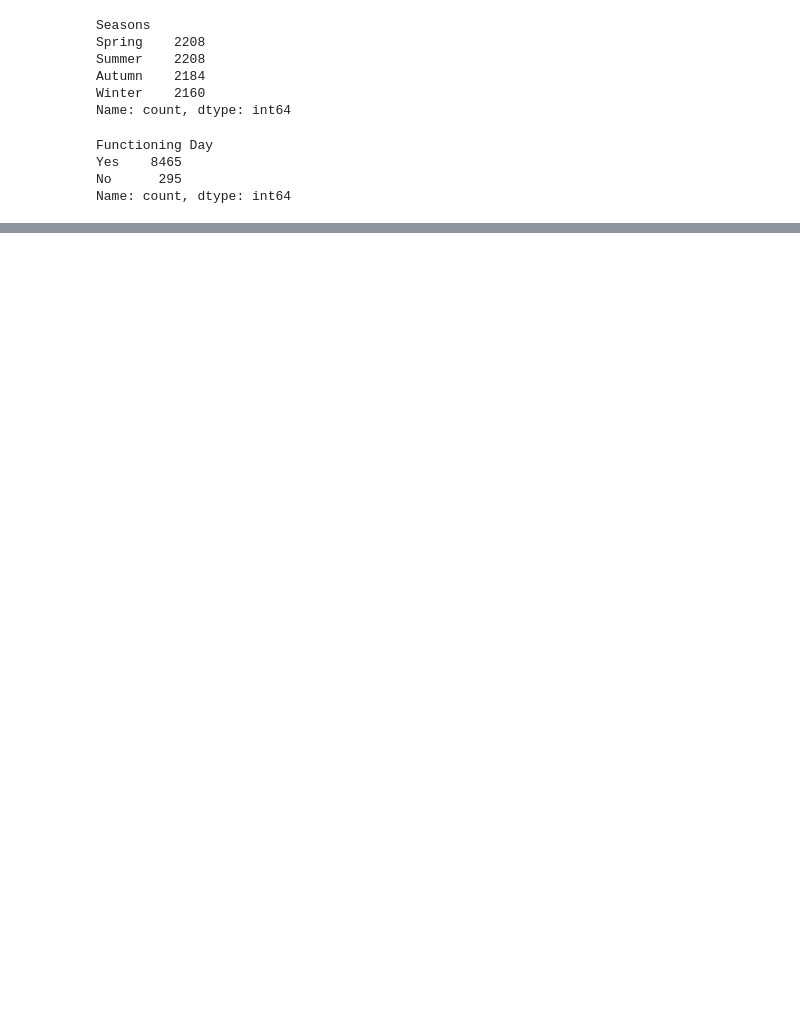
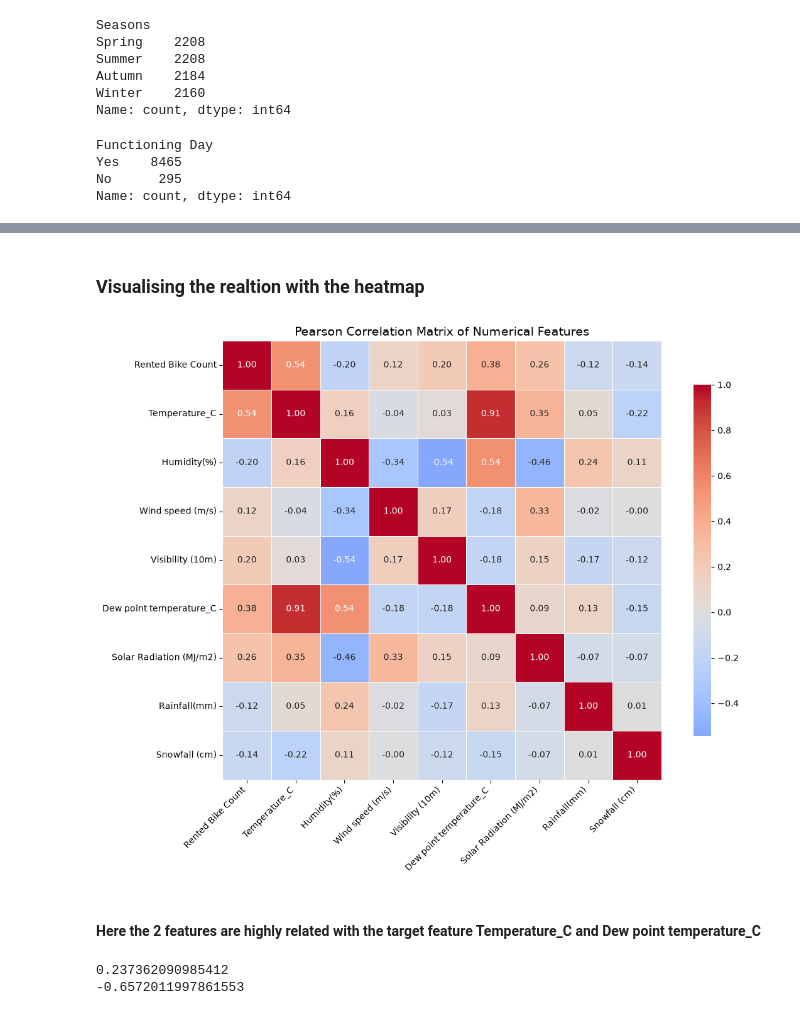
Before and after one commit to Pratham-1919/Scope-bike-rental-task_SS, a Jupyter notebook: Notebook/Day_1.ipynb, the cells around one changed output, grey strips where cells are left out. Saved outputs shown, nothing was run; the diff lists cells and outputs as text; code cells hidden in the pictures; blank space fills up the shorter version.

```diff
--- a/Notebook/Day_1.ipynb
+++ b/Notebook/Day_1.ipynb
@@ -77,0 +159,51 @@ dtype: int64
+# %% [markdown]
+### Visualising the realtion with the heatmap
+# %%
+numerical_features = [
+    "Rented Bike Count",
+    "Temperature_C",
+    "Humidity(%)",
+    "Wind speed (m/s)",
+    "Visibility (10m)",
+    "Dew point temperature_C",
+    "Solar Radiation (MJ/m2)",
+    "Rainfall(mm)",
+    "Snowfall (cm)"
+]
+
+df_numeric = df[numerical_features]
+
+correlation_matrix = df_numeric.corr(method="pearson")
+
+plt.figure(figsize=(12, 9))
+
+sns.heatmap(
+    correlation_matrix,
+    annot=True,
+    fmt=".2f",
+    cmap="coolwarm",
+    center=0,
+    linewidths=0.5,
+    square=True,
+    cbar_kws={"shrink": 0.8}
+)
+
+plt.title("Pearson Correlation Matrix of Numerical Features", fontsize=14)
+plt.xticks(rotation=45, ha="right")
+plt.yticks(rotation=0)
+
+plt.tight_layout()
+plt.show()
+# %% [output]
+[figure, added]
+# %% [markdown]
+#### Here the 2 features are highly related with the target feature Temperature_C and Dew point temperature_C
+# %%
+import numpy as np
+df["Rented Bike Count Sqrt"] = np.sqrt(df["Rented Bike Count"])
+
+print(df["Rented Bike Count Sqrt"].skew())
+print(df["Rented Bike Count Sqrt"].kurt())
+# %% [output]
+0.237362090985412
+-0.6572011997861553
```
Also changed, not shown: parts of 38 cells of this notebook, 2 other files.
